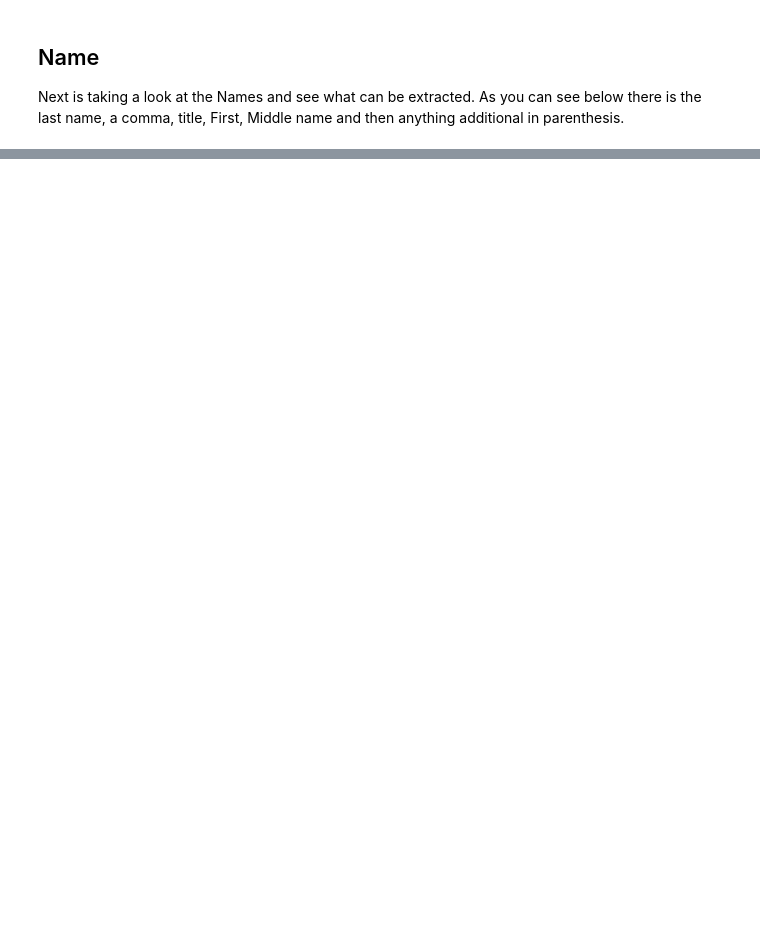
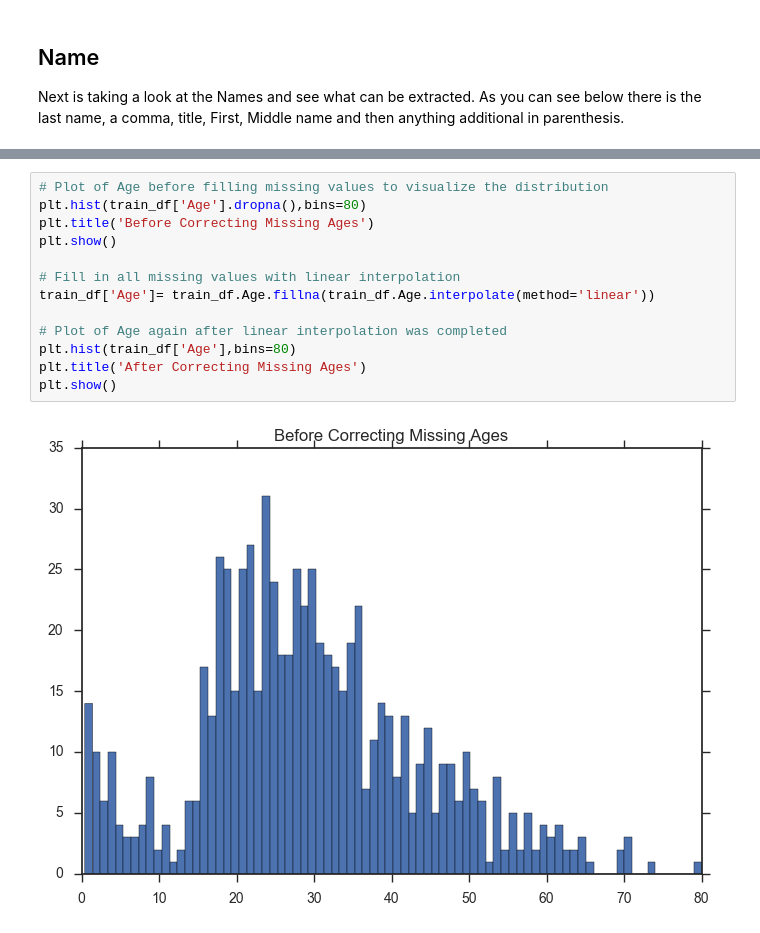
Before and after one commit to kefortney/Kaggle---Titanic-Maritime-Machine-Learning, a Jupyter notebook: notebook.ipynb, the cells around one changed output, grey strips where cells are left out. Cells and saved outputs as stored; diff of their text form; blank space fills up the shorter version.

```diff
--- a/notebook.ipynb
+++ b/notebook.ipynb
@@ -358,0 +316,15 @@ plot_distribution( train_df , var = 'Age' , target = 'Survived' , row = 'Sex' )
+# %%
+# Plot of Age before filling missing values to visualize the distribution
+plt.hist(train_df['Age'].dropna(),bins=80)
+plt.title('Before Correcting Missing Ages')
+plt.show()
+
+# Fill in all missing values with linear interpolation
+train_df['Age']= train_df.Age.fillna(train_df.Age.interpolate(method='linear'))
+
+# Plot of Age again after linear interpolation was completed
+plt.hist(train_df['Age'],bins=80)
+plt.title('After Correcting Missing Ages')
+plt.show()
+# %% [output]
+[figure, added]
```
Also changed, not shown: parts of 59 cells of this notebook.
